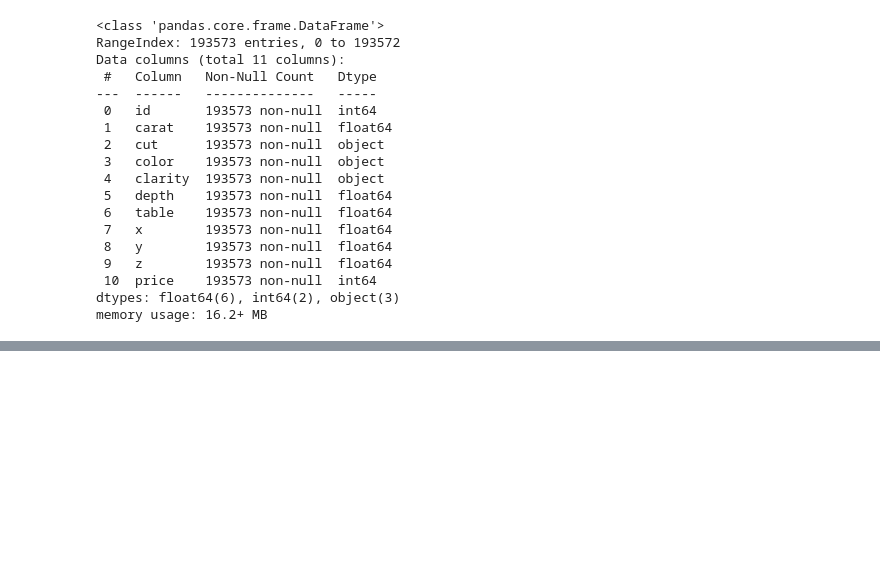
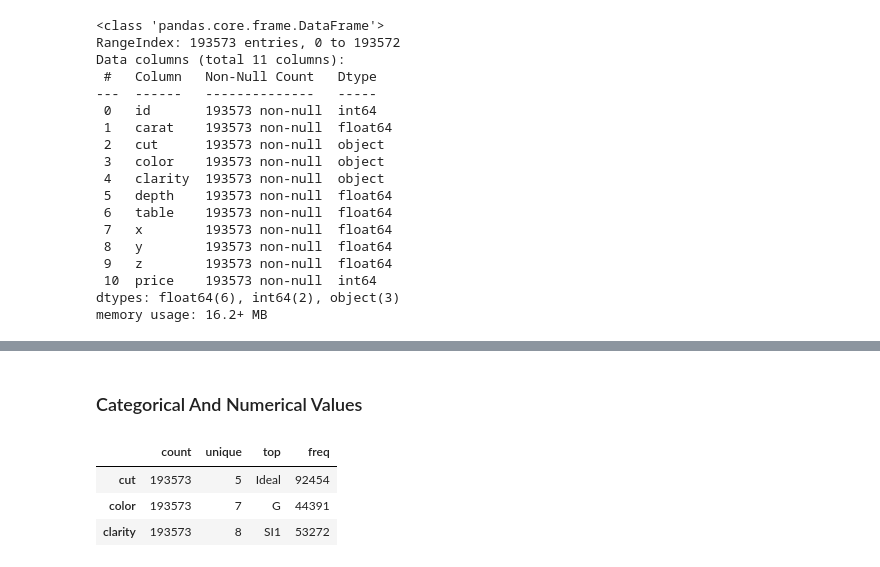
Before and after one commit to neha-dhananju/Project, a Jupyter notebook: notebooks/research.ipynb, the cells around one changed output, grey strips where cells are left out. Drawn from its saved outputs; the diff is of its cells as text; code cells hidden in the pictures; blank space fills up the shorter version.

```diff
--- a/notebooks/research.ipynb
+++ b/notebooks/research.ipynb
@@ -115,0 +148,6 @@ data.drop(labels=["id"],axis=1)
+# %% [markdown]
+### Categorical And Numerical Values
+# %%
+# Categorical columns
+
+categorical_column=data.columns[data.dtypes=="object"]
@@ -115,0 +158,7 @@ data.drop(labels=["id"],axis=1)
+# %%
+data[categorical_column].describe().T
+# %% [output]
+|  | count | unique | top | freq |
+| cut | 193573 | 5 | Ideal | 92454 |
+| color | 193573 | 7 | G | 44391 |
+| clarity | 193573 | 8 | SI1 | 53272 |
```
Also changed, not shown: parts of 12 cells of this notebook.
